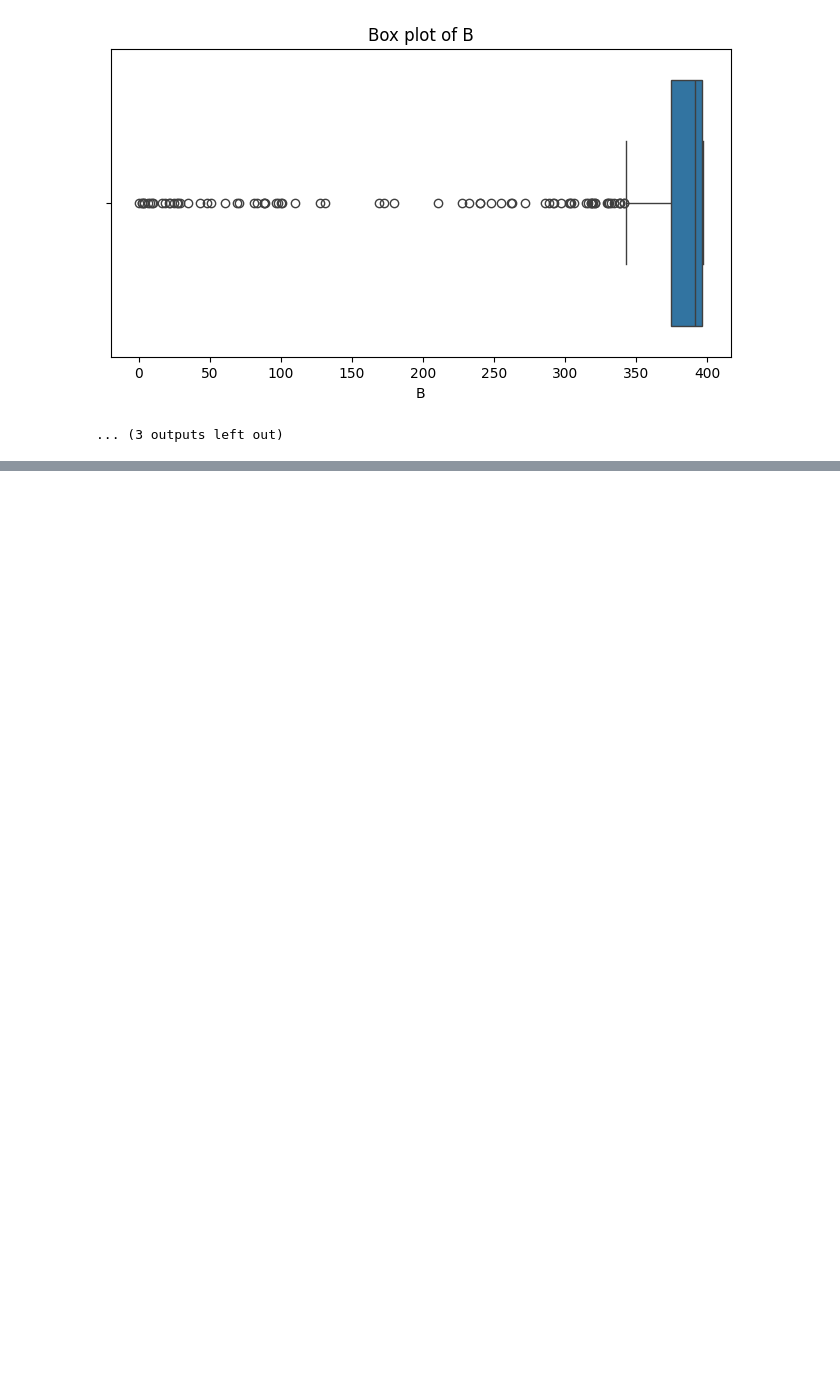
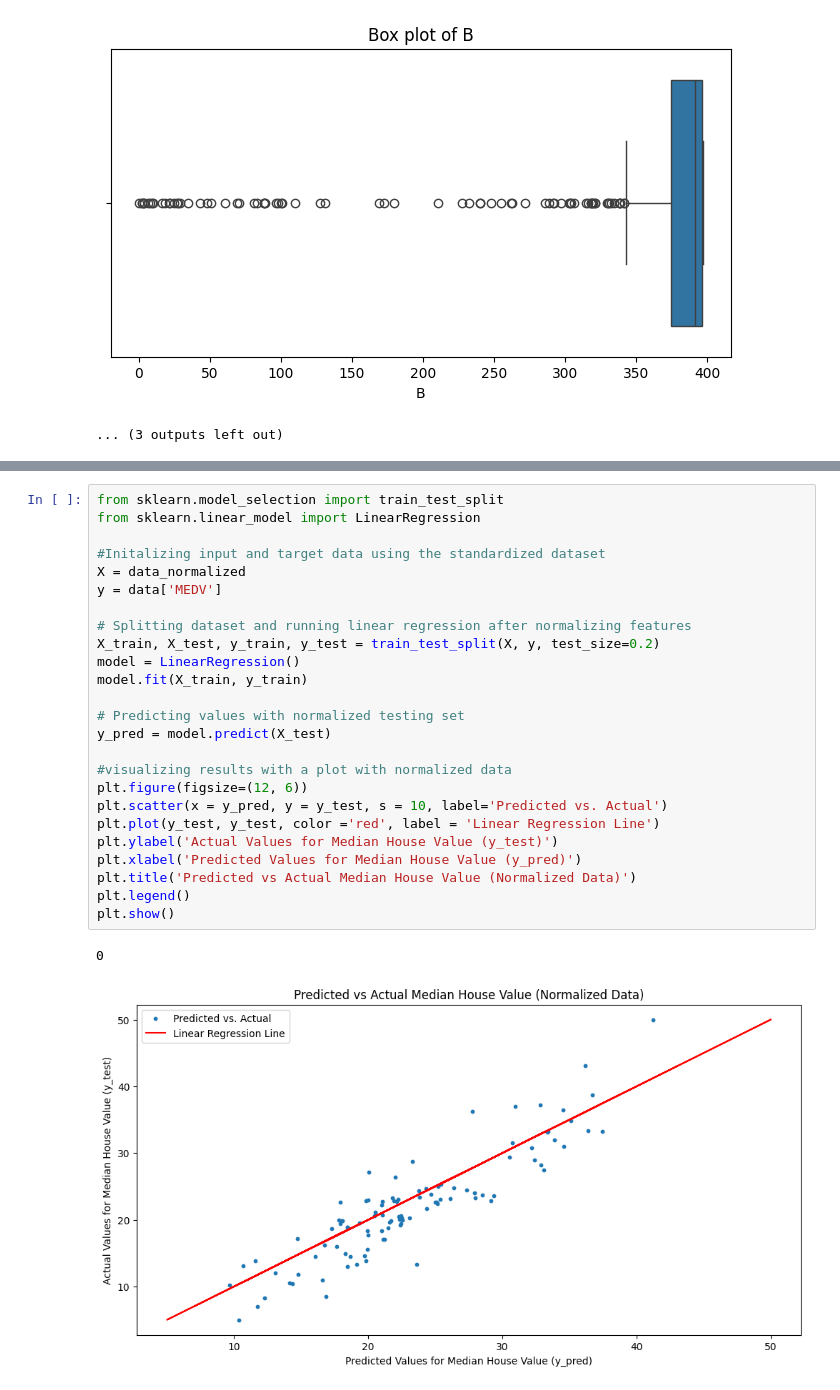
Before and after one commit to rajgarimella/ECS-171-Project, a Jupyter notebook: EDA/data_prep.ipynb, the cells around one changed output, grey strips where cells are left out. Drawn from its saved outputs; the diff is of its cells as text; blank space fills up the shorter version.

```diff
--- a/EDA/data_prep.ipynb
+++ b/EDA/data_prep.ipynb
@@ -69,0 +154,28 @@ plt.show()
+# %%
+from sklearn.model_selection import train_test_split
+from sklearn.linear_model import LinearRegression
+
+#Initalizing input and target data using the standardized dataset
+X = data_normalized
+y = data['MEDV']
+
+# Splitting dataset and running linear regression after normalizing features
+X_train, X_test, y_train, y_test = train_test_split(X, y, test_size=0.2)
+model = LinearRegression()
+model.fit(X_train, y_train)
+
+# Predicting values with normalized testing set
+y_pred = model.predict(X_test)
+
+#visualizing results with a plot with normalized data
+plt.figure(figsize=(12, 6))
+plt.scatter(x = y_pred, y = y_test, s = 10, label='Predicted vs. Actual')
+plt.plot(y_test, y_test, color ='red', label = 'Linear Regression Line')
+plt.ylabel('Actual Values for Median House Value (y_test)')
+plt.xlabel('Predicted Values for Median House Value (y_pred)')
+plt.title('Predicted vs Actual Median House Value (Normalized Data)')
+plt.legend()
+plt.show()
+# %% [output]
+0
+[figure, added]
```
Also changed, not shown: parts of 3 cells of this notebook, 1 other file.
